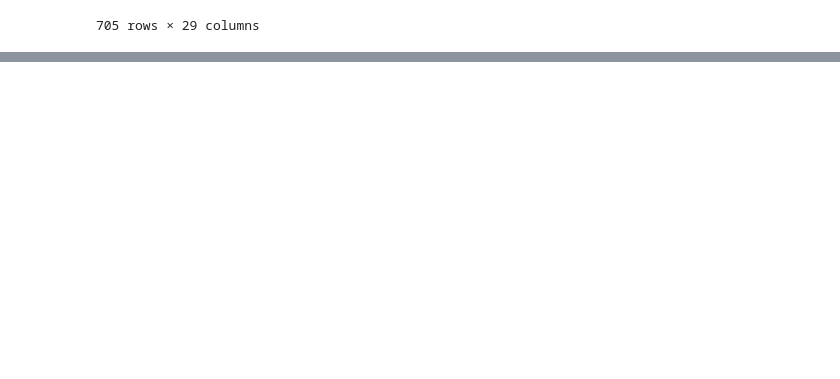
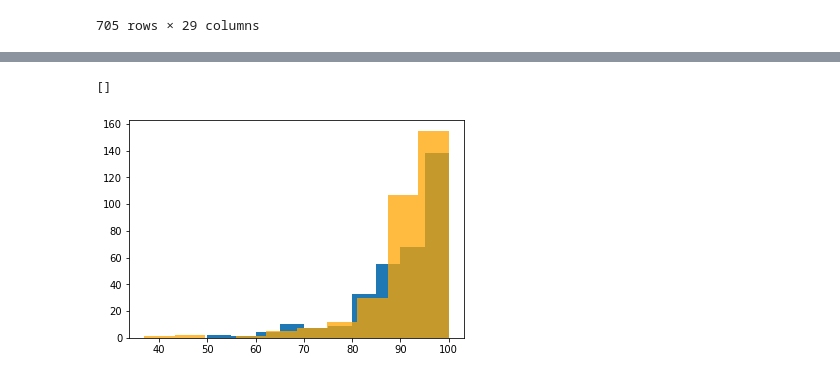
Before and after one commit to RBorhani/Projet_Python, a Jupyter notebook: Etude de l'IPS et de la Valeur Ajoutee.ipynb, the cells around one changed output, grey strips where cells are left out. Cells and saved outputs as stored; diff of their text form; code cells hidden in the pictures; blank space fills up the shorter version.

```diff
--- a/Etude de l'IPS et de la Valeur Ajoutee.ipynb
+++ b/Etude de l'IPS et de la Valeur Ajoutee.ipynb
@@ -160,0 +235,7 @@ val_gen[val_gen["code_etablissement"] == "0160065J"]
+# %%
+plt.hist(ips_val['taux_brut_de_reussite_serie_es'])
+plt.hist(ips_val['taux_reussite_attendu_france_serie_es'], color = 'orange', alpha = 0.75)
+plt.plot()
+# %% [output]
+[]
+[figure, added]
```
Also changed, not shown: parts of 32 cells of this notebook.
